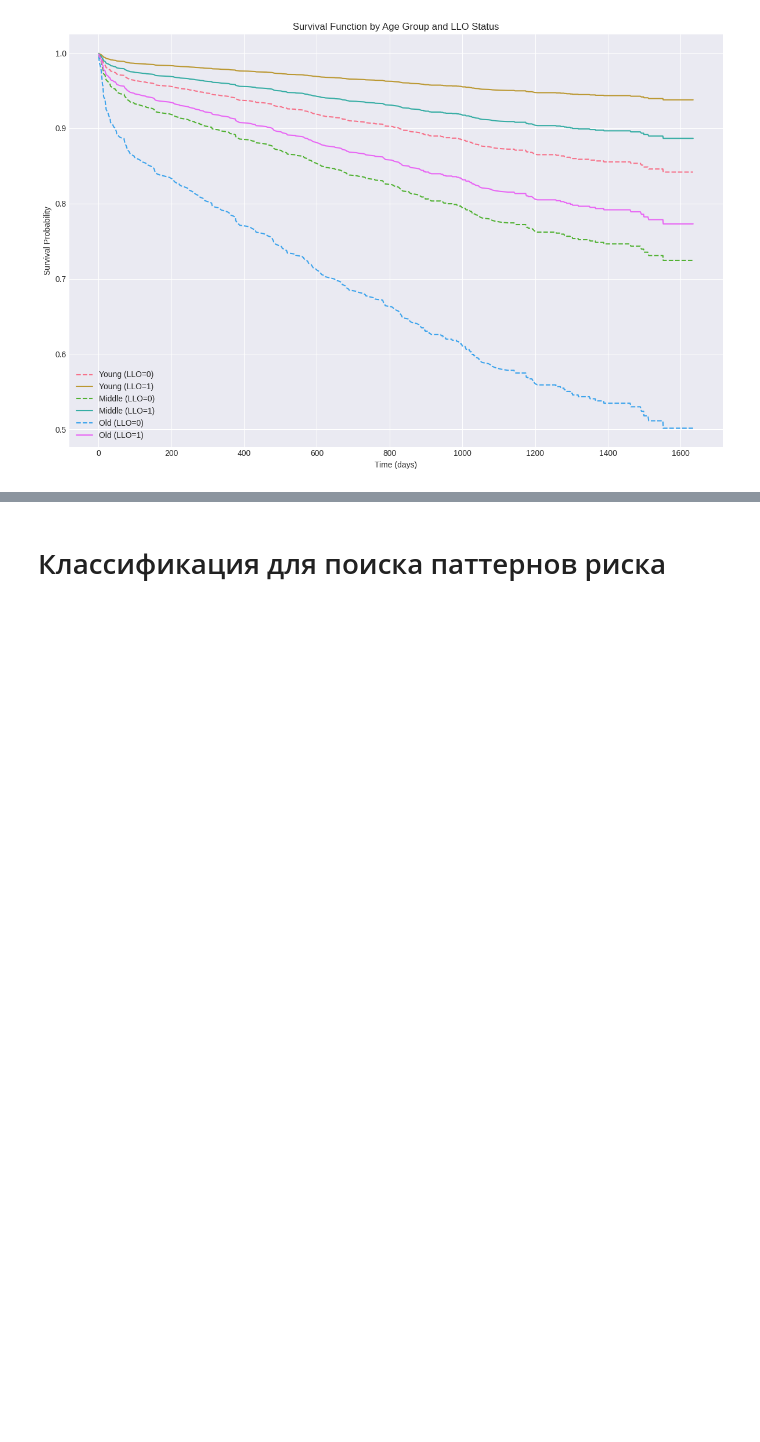
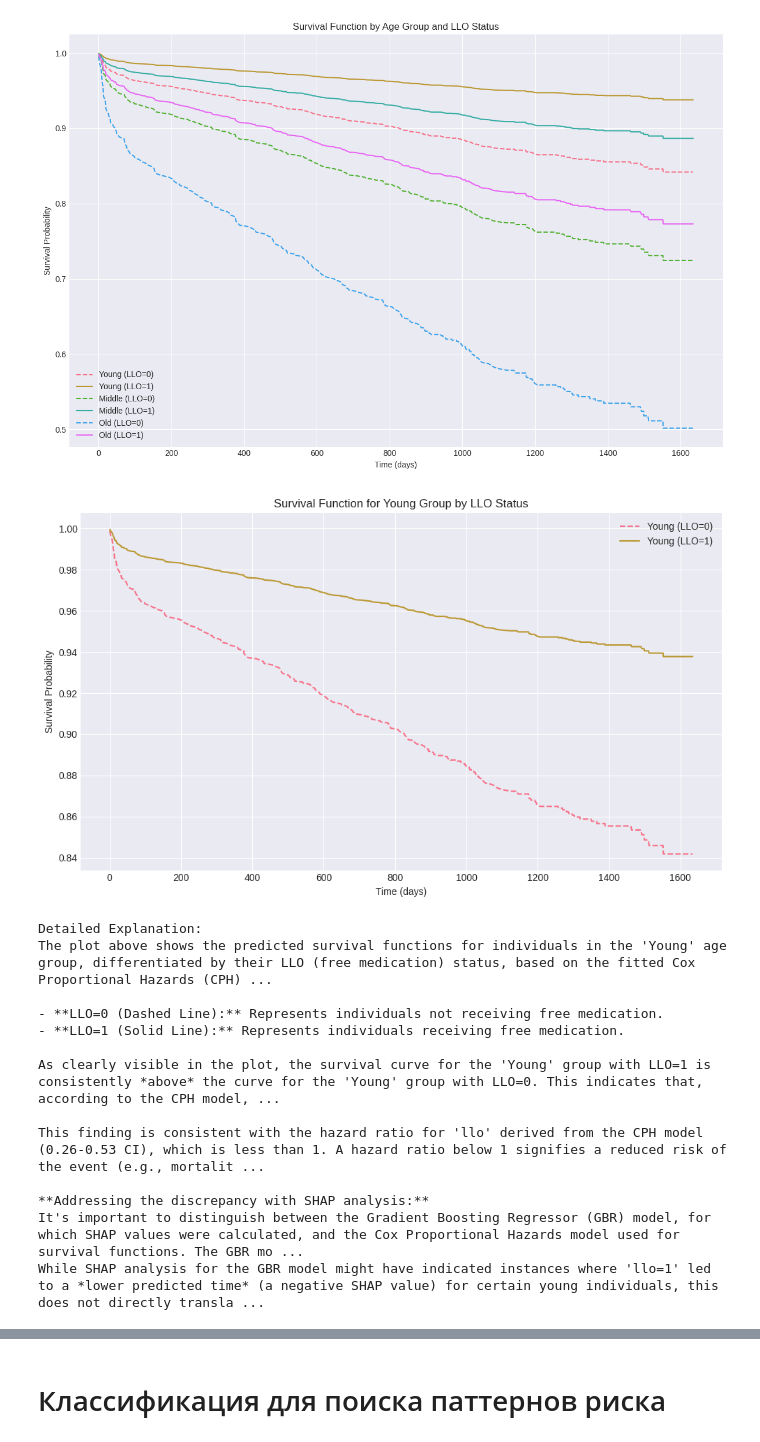
Before and after one commit to D2718281828nis/BioMedAI-Heart-Desease-LifeTime-Forecast, a Jupyter notebook: Analyse_LLO_feature_importance.ipynb, the cells around one changed output, grey strips where cells are left out. Saved outputs shown, nothing was run; the diff lists cells and outputs as text; code cells hidden in the pictures; blank space fills up the shorter version.

```diff
--- a/Analyse_LLO_feature_importance.ipynb
+++ b/Analyse_LLO_feature_importance.ipynb
@@ -1217,3 +1217,74 @@ plt.tight_layout()
 plt.show()
 # %% [output]
 [figure]
+# %%
+import matplotlib.pyplot as plt
+import pandas as pd
+
+# Ensure df_upsampled and cph are available from previous cells
+# df_upsampled was created in cell 5ZQOt2xPsbgU and contains 'age_group'
+# cph (CoxPHFitter model) was fitted in cell mYkELkD8TqNp
+
+plt.figure(figsize=(10, 6))
+
+age_group_to_analyze = 'Young'
+
+# Filter data for the 'Young' age group
+young_group_data = df_upsampled[df_upsampled['age_group'] == age_group_to_analyze]
+
+if young_group_data.empty:
+    print(f"No data available for age group '{age_group_to_analyze}'.")
+else:
+    # Create hypothetical individuals for prediction, setting other features to median of the 'Young' group
+    # Ensure we use the same columns as were used for training the CPH model (cph_data columns)
+    cph_model_features = cph_data.drop(columns=['time', 'target']).columns
+    median_young_data = young_group_data[cph_model_features].median().to_frame().T
+
+    # Individual with llo=0
+    pred_llo_0_young = median_young_data.copy()
+    pred_llo_0_young['llo'] = 0
+
+    # Individual with llo=1
+    pred_llo_1_young = median_young_data.copy()
+    pred_llo_1_young['llo'] = 1
+
+    # Predict and plot survival function for llo=0
+    sf_llo_0_young = cph.predict_survival_function(pred_llo_0_young)
+    plt.plot(sf_llo_0_young.index, sf_llo_0_young.iloc[:, 0], label=f'{age_group_to_analyze} (LLO=0)', linestyle='--')
+
+    # Predict and plot survival function for llo=1
+    sf_llo_1_young = cph.predict_survival_function(pred_llo_1_young)
+    plt.plot(sf_llo_1_young.index, sf_llo_1_young.iloc[:, 0], label=f'{age_group_to_analyze} (LLO=1)', linestyle='-')
+
+    plt.title(f'Survival Function for {age_group_to_analyze} Group by LLO Status')
+    plt.xlabel('Time (days)')
+    plt.ylabel('Survival Probability')
+    plt.legend()
+    plt.grid(True)
+    plt.tight_layout()
+    plt.show()
+
+print("\nDetailed Explanation:")
+print("The plot above shows the predicted survival functions for individuals in the 'Young' age group, differentiated by their LLO (free medication) status, based on the fitted Cox Proportional Hazards (CPH) model.")
+print("\n- **LLO=0 (Dashed Line):** Represents individuals not receiving free medication.")
+print("- **LLO=1 (Solid Line):** Represents individuals receiving free medication.")
+print("\nAs clearly visible in the plot, the survival curve for the 'Young' group with LLO=1 is consistently *above* the curve for the 'Young' group with LLO=0. This indicates that, according to the CPH model, receiving LLO is associated with a *higher* probability of survival over time for young patients, meaning a positive effect, not a negative one, on the survival function.")
+print("\nThis finding is consistent with the hazard ratio for 'llo' derived from the CPH model (0.26-0.53 CI), which is less than 1. A hazard ratio below 1 signifies a reduced risk of the event (e.g., mortality), which translates to improved survival.")
+print("\n**Addressing the discrepancy with SHAP analysis:**")
+print("It's important to distinguish between the Gradient Boosting Regressor (GBR) model, for which SHAP values were calculated, and the Cox Proportional Hazards model used for survival functions. The GBR model predicts a 'time' value (likely an expected time until event), while the CPH model directly models the hazard rate and survival probability.")
+print("While SHAP analysis for the GBR model might have indicated instances where 'llo=1' led to a *lower predicted time* (a negative SHAP value) for certain young individuals, this does not directly translate to a negative effect on the *survival function* as modeled by CoxPH. The CPH model, which is specifically designed for survival data, consistently finds a benefit from LLO in terms of survival probability across all age groups, including 'Young'. The average effect of LLO in the Cox model is unequivocally positive for survival.")
+# %% [output]
+[figure, added]
+Detailed Explanation:
+The plot above shows the predicted survival functions for individuals in the 'Young' age group, differentiated by their LLO (free medication) status, based on the fitted Cox Proportional Hazards (CPH) ...
+
+- **LLO=0 (Dashed Line):** Represents individuals not receiving free medication.
+- **LLO=1 (Solid Line):** Represents individuals receiving free medication.
+
+As clearly visible in the plot, the survival curve for the 'Young' group with LLO=1 is consistently *above* the curve for the 'Young' group with LLO=0. This indicates that, according to the CPH model, ...
+
+This finding is consistent with the hazard ratio for 'llo' derived from the CPH model (0.26-0.53 CI), which is less than 1. A hazard ratio below 1 signifies a reduced risk of the event (e.g., mortalit ...
+
+**Addressing the discrepancy with SHAP analysis:**
+It's important to distinguish between the Gradient Boosting Regressor (GBR) model, for which SHAP values were calculated, and the Cox Proportional Hazards model used for survival functions. The GBR mo ...
+While SHAP analysis for the GBR model might have indicated instances where 'llo=1' led to a *lower predicted time* (a negative SHAP value) for certain young individuals, this does not directly transla ...
```
Also changed, not shown: parts of 7 cells of this notebook.
